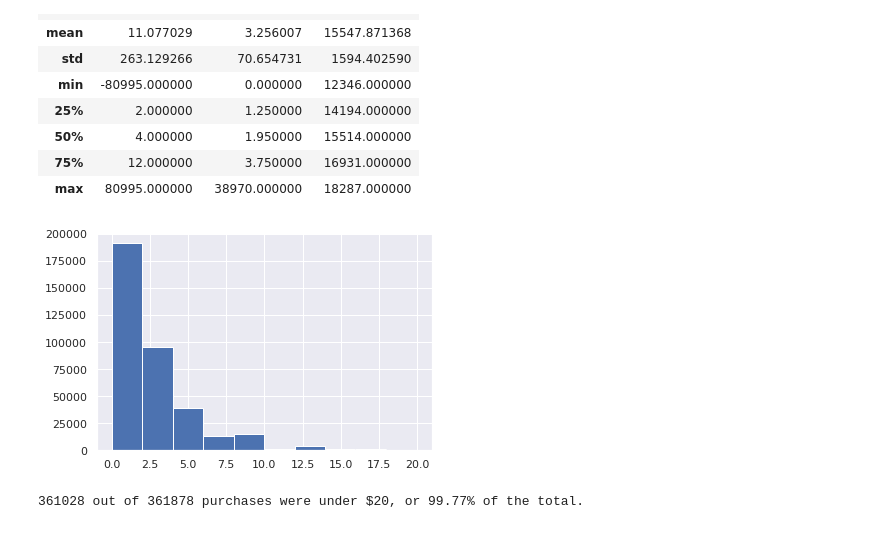
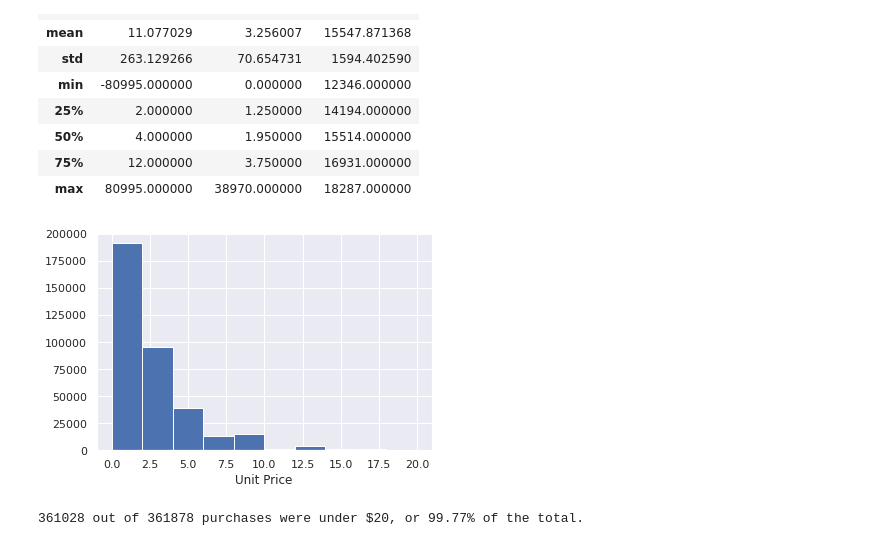
Before and after one commit to brenosakaguti/clustering, a Jupyter notebook: clustering.ipynb, the cells around one changed output. Drawn from its saved outputs; the diff is of its cells as text; code cells hidden in the pictures.

```diff
--- a/clustering.ipynb
+++ b/clustering.ipynb
@@ -107,9 +107,10 @@ df1.describe()
 | 75% | 12.000000 | 3.750000 | 16931.000000 |
 | max | 80995.000000 | 38970.000000 | 18287.000000 |
 # %%
-plt.hist(df1["UnitPrice"][ df1["UnitPrice"] < 20 ]);
+plt.hist(df1["UnitPrice"][ df1["UnitPrice"] < 20 ])
+plt.xlabel("Unit Price");
 # %% [output]
-[figure, old version]
+[figure, new version]
 # %%
 count1 = df1["InvoiceNo"][df1["UnitPrice"] < 20].count()
 count2 = df1["InvoiceNo"].count()
```
Also changed, not shown: 3 other files.
